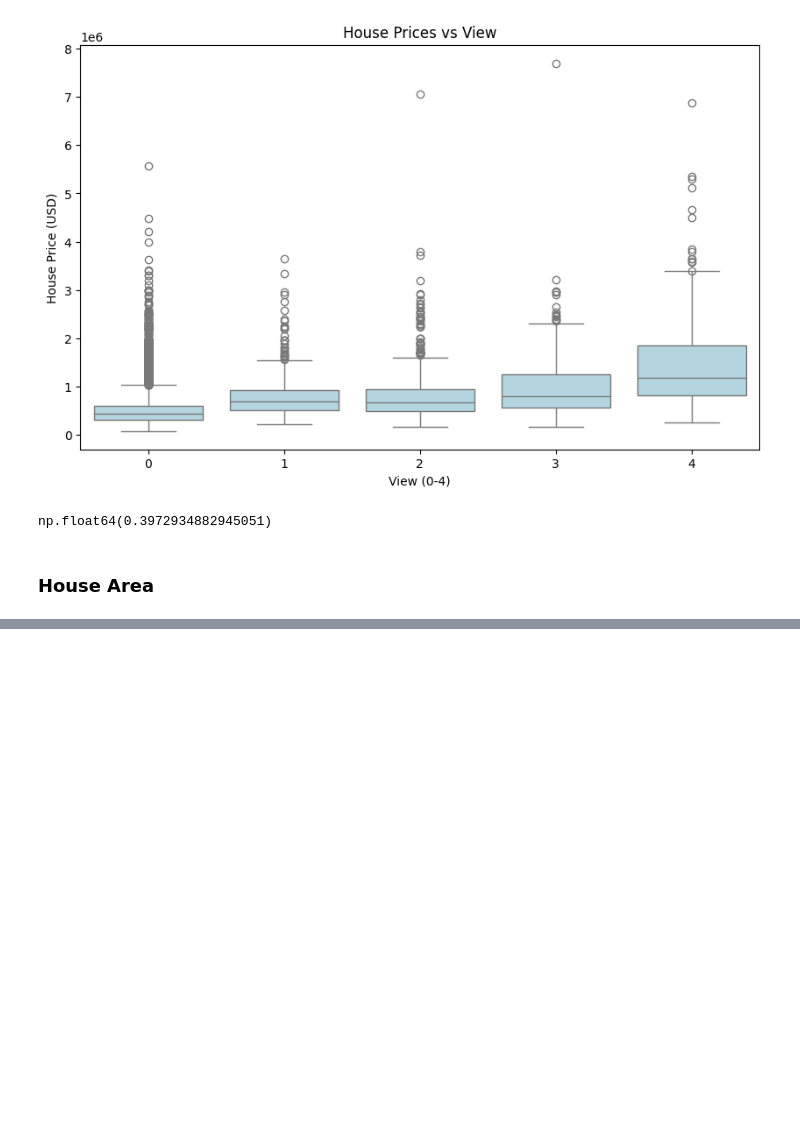
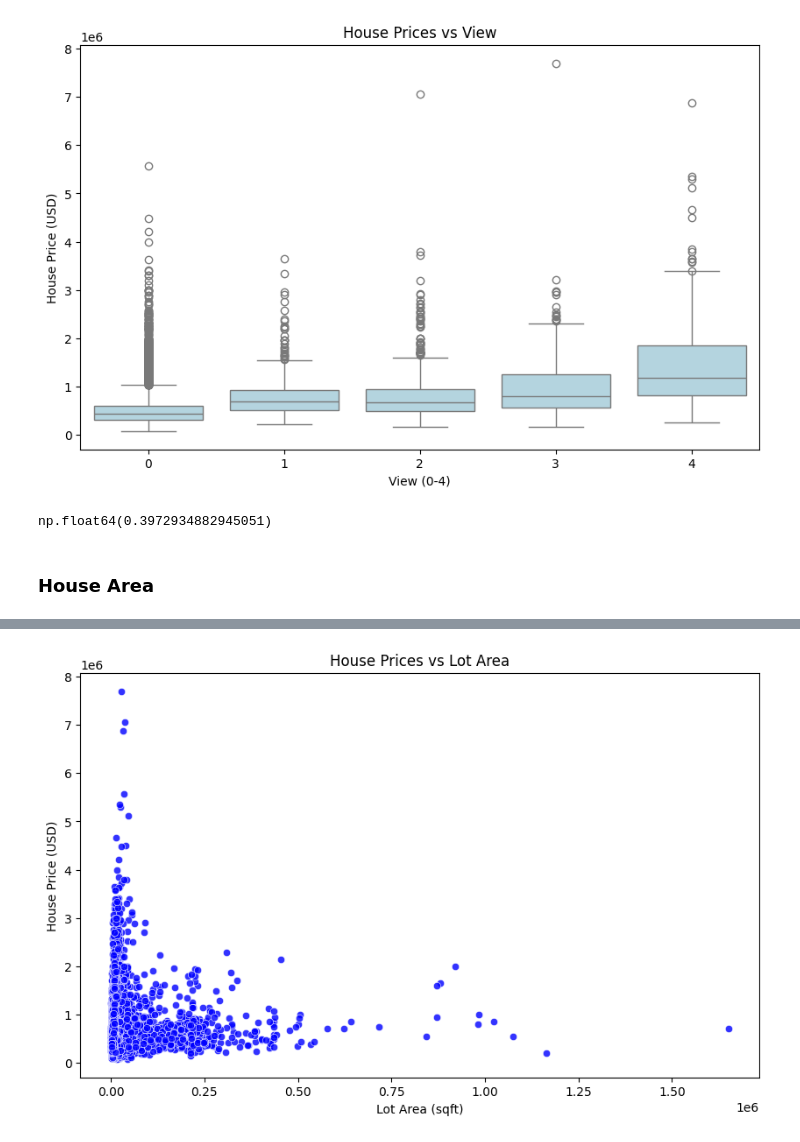
Before and after one commit to luiizsps/house_market, a Jupyter notebook: house_market.ipynb, the cells around one changed output, grey strips where cells are left out. Drawn from its saved outputs; the diff is of its cells as text; code cells hidden in the pictures; blank space fills up the shorter version.

```diff
--- a/house_market.ipynb
+++ b/house_market.ipynb
@@ -145,0 +161,10 @@ np.float64(0.3972934882945051)
+# %%
+# House Prices vs Lot Area
+plt.figure(figsize=(10, 6))
+sns.scatterplot(data=kc_house_df, x="sqft_lot", y="price", alpha=0.8, color="blue")
+plt.title("House Prices vs Lot Area")
+plt.xlabel("Lot Area (sqft)")
+plt.ylabel("House Price (USD)")
+plt.show()
+# %% [output]
+[figure, added]
```
Also changed, not shown: parts of 8 cells of this notebook.
